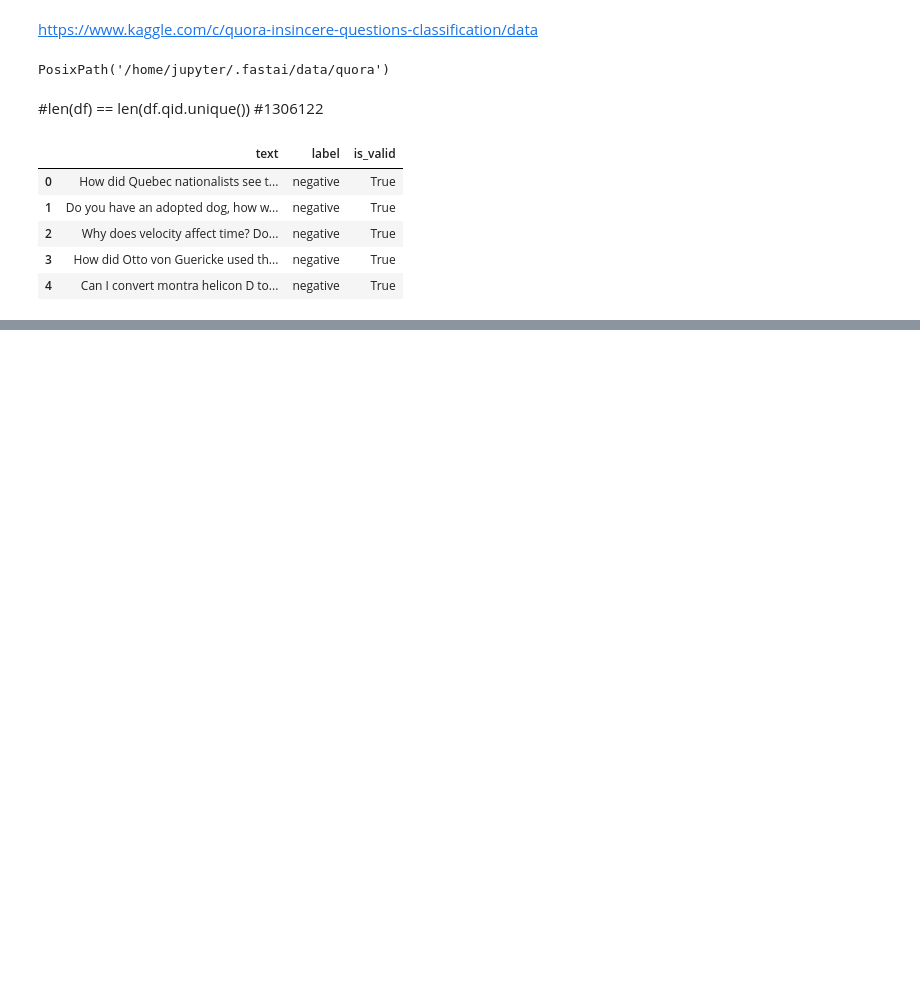
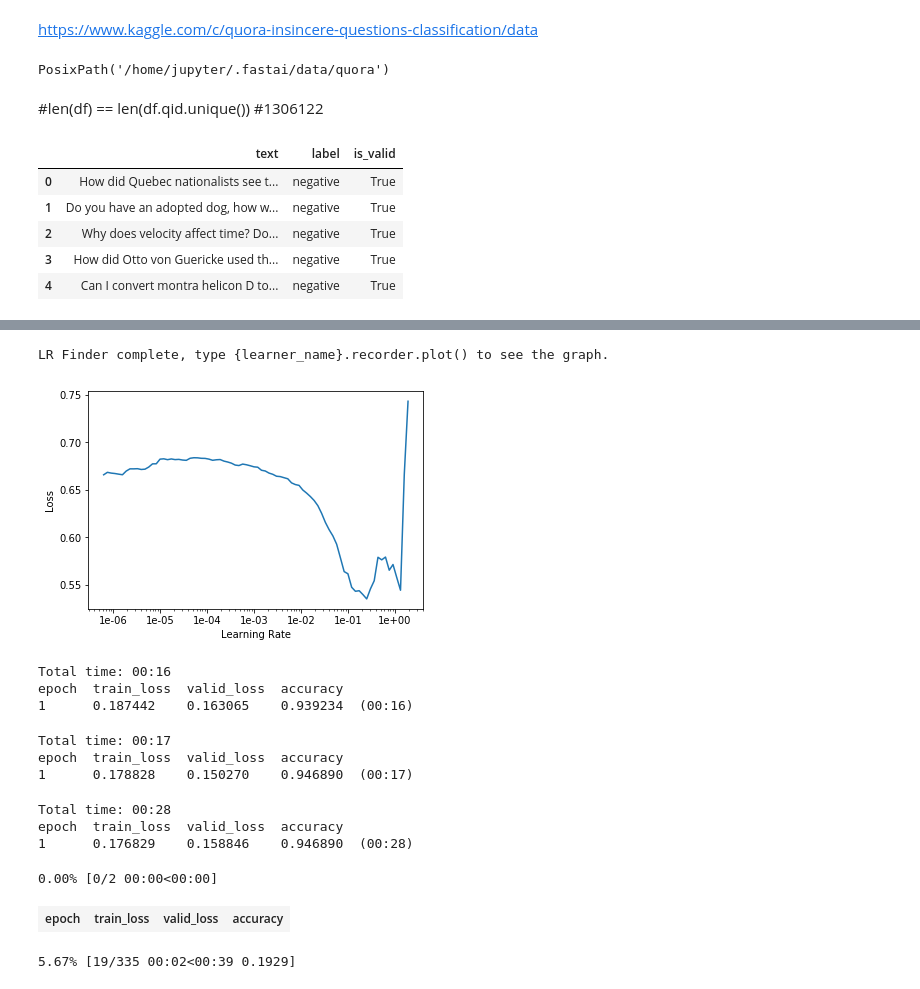
Before and after one commit to nik-hil/ai_experiment, a Jupyter notebook: quora.ipynb, the cells around one changed output, grey strips where cells are left out. Drawn from its saved outputs; the diff is of its cells as text; code cells hidden in the pictures; blank space fills up the shorter version.

```diff
--- a/quora.ipynb
+++ b/quora.ipynb
@@ -90,2 +99,10 @@ learn.save_encoder('fine_tuned_enc')
+# %%
+data_clas = TextClasDataBunch.from_csv(path, 'texts.csv', bs=50)
+# %%
+learn = text_classifier_learner(data_clas, drop_mult=0.5)
+learn.load_encoder('fine_tuned_enc')
+learn.freeze()
 # %%
-learn.freeze()
+learn.lr_find()
+# %% [output]
+LR Finder complete, type {learner_name}.recorder.plot() to see the graph.
@@ -95,0 +109,10 @@ text_classifier_learner??
+# %%
+learn.recorder.plot()
+# %% [output]
+[figure, added]
+# %%
+learn.fit_one_cycle(1, 2e-2, moms=(0.8,0.7))
+# %% [output]
+Total time: 00:16
+epoch  train_loss  valid_loss  accuracy
+1      0.187442    0.163065    0.939234  (00:16)
@@ -95,0 +122,7 @@ text_classifier_learner??
+# %%
+learn.freeze_to(-2)
+learn.fit_one_cycle(1, slice(1e-2/2.6,1e-2), moms=(0.8,0.7), pct_start=0.1)
+# %% [output]
+Total time: 00:17
+epoch  train_loss  valid_loss  accuracy
+1      0.178828    0.150270    0.946890  (00:17)
@@ -95,0 +132,7 @@ text_classifier_learner??
+# %%
+learn.freeze_to(-3)
+learn.fit_one_cycle(1, slice(5e-3/(2.6**2),5e-3), moms=(0.8,0.7), pct_start=0.1)
+# %% [output]
+Total time: 00:28
+epoch  train_loss  valid_loss  accuracy
+1      0.176829    0.158846    0.946890  (00:28)
@@ -95,0 +142,7 @@ text_classifier_learner??
+# %%
+learn.unfreeze()
+learn.fit_one_cycle(2, slice(1e-3/(2.6**4),1e-3), moms=(0.8,0.7), pct_start=0.1)
+# %% [output]
+0.00% [0/2 00:00<00:00]
+| epoch | train_loss | valid_loss | accuracy |
+5.67% [19/335 00:02<00:39 0.1929]
```
Also changed, not shown: parts of 16 cells of this notebook.
